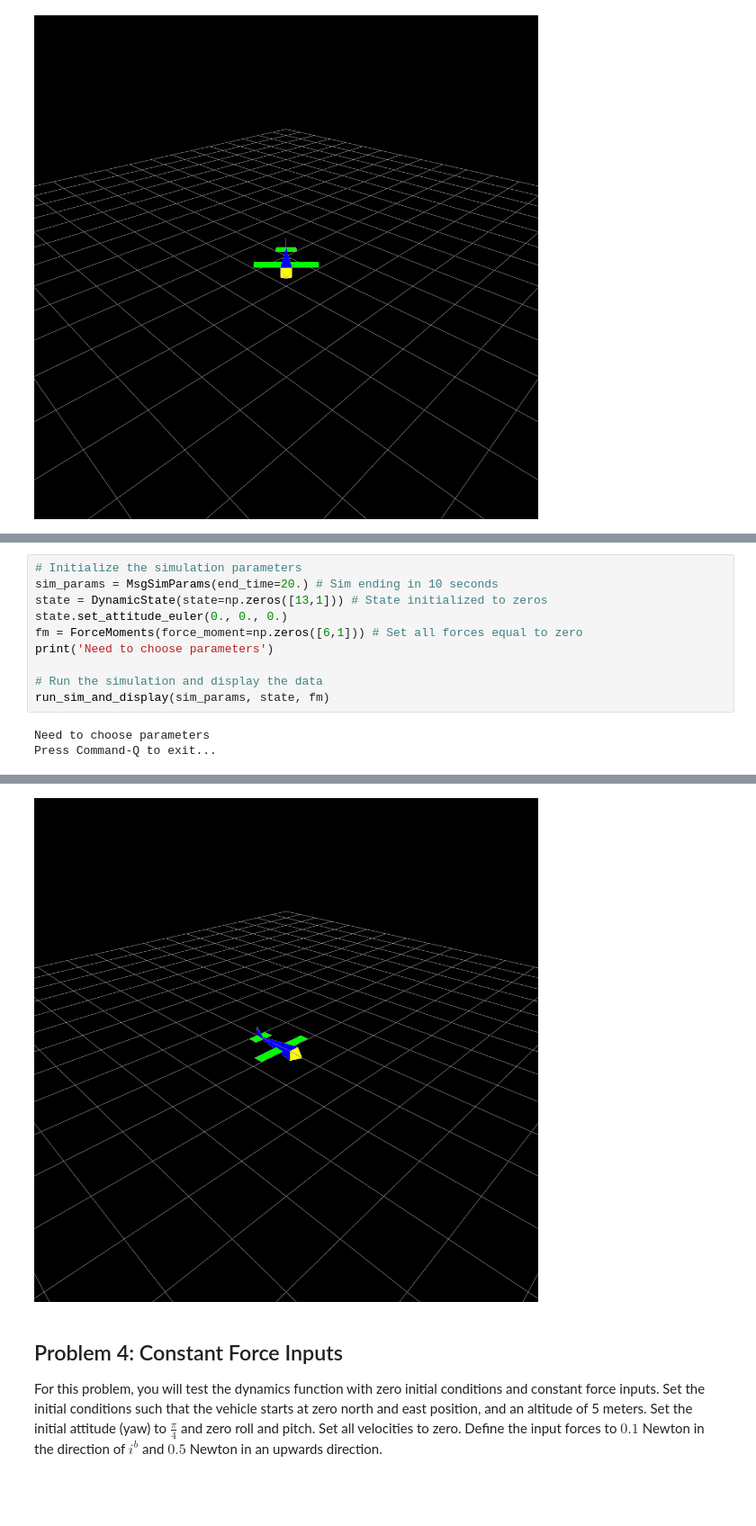
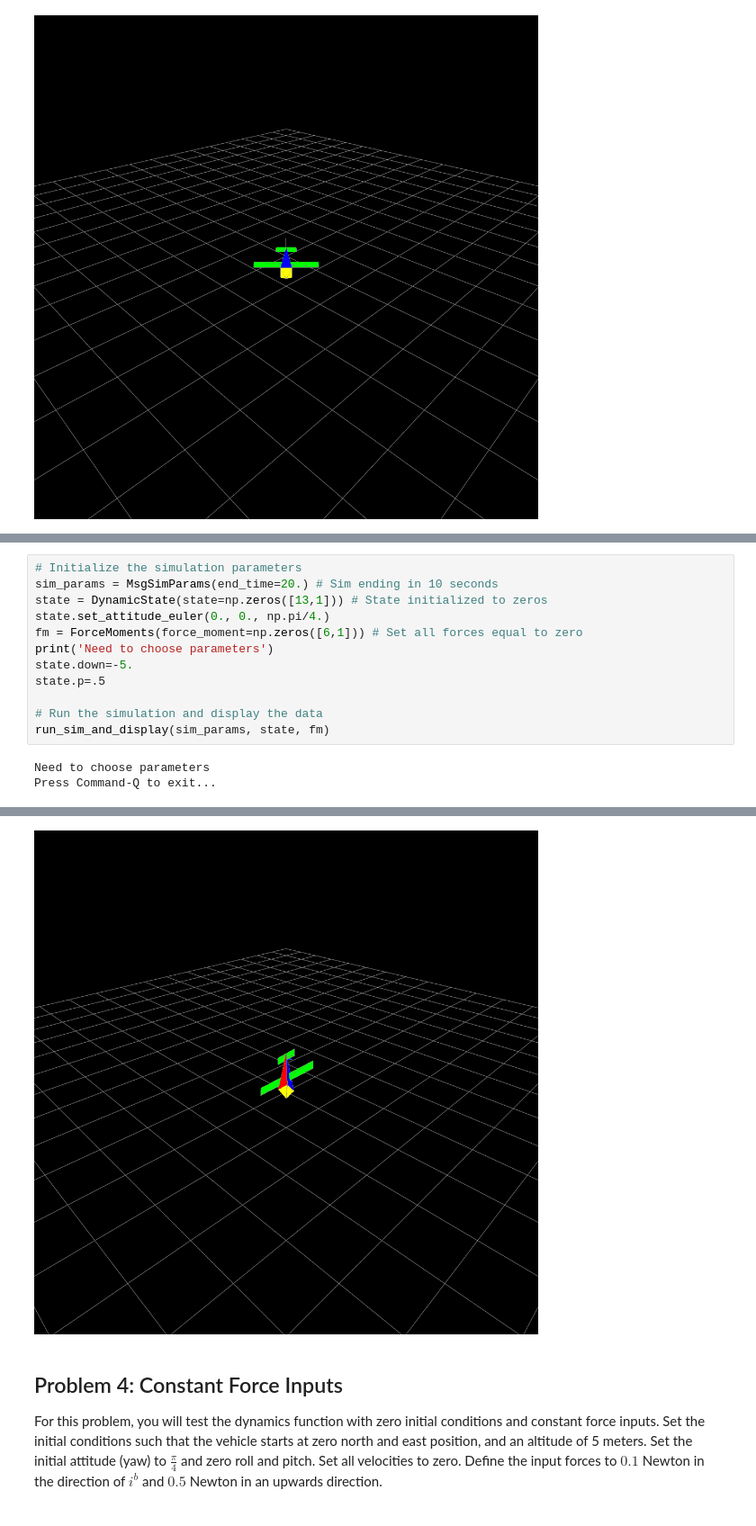
Before and after one commit to Rocketman-1969/MAE5330, a Jupyter notebook: mavsim_python/usu_assignments/ch03_dynamics.ipynb, the cells around one changed output, grey strips where cells are left out. Shown at 90% size. Drawn from its saved outputs; the diff is of its cells as text.

```diff
--- a/mavsim_python/usu_assignments/ch03_dynamics.ipynb
+++ b/mavsim_python/usu_assignments/ch03_dynamics.ipynb
@@ -100,9 +100,11 @@ For this problem, you will test the dynamics function with no input forces and t
 # Initialize the simulation parameters
 sim_params = MsgSimParams(end_time=20.) # Sim ending in 10 seconds
 state = DynamicState(state=np.zeros([13,1])) # State initialized to zeros
-state.set_attitude_euler(0., 0., 0.)
+state.set_attitude_euler(0., 0., np.pi/4.)
 fm = ForceMoments(force_moment=np.zeros([6,1])) # Set all forces equal to zero
 print('Need to choose parameters')
+state.down=-5.
+state.p=.5
 
 # Run the simulation and display the data
 run_sim_and_display(sim_params, state, fm)
@@ -113,4 +115,4 @@ Press Command-Q to exit...
-[figure, old version]
+[figure, new version]
 # %% [markdown]
 ## Problem 4: Constant Force Inputs
 For this problem, you will test the dynamics function with zero initial conditions and constant force inputs. Set the initial conditions such that the vehicle starts at zero north and east position, and an altitude of 5 meters.  Set the initial attitude (yaw) to $\frac{\pi}{4}$ and zero roll and pitch.  Set all velocities to zero. Define the input forces to $0.1 $ Newton in the direction of $i^b$ and $0.5$ Newton in an upwards direction.
```
Also changed, not shown: parts of 8 cells of this notebook, 2 other files.
